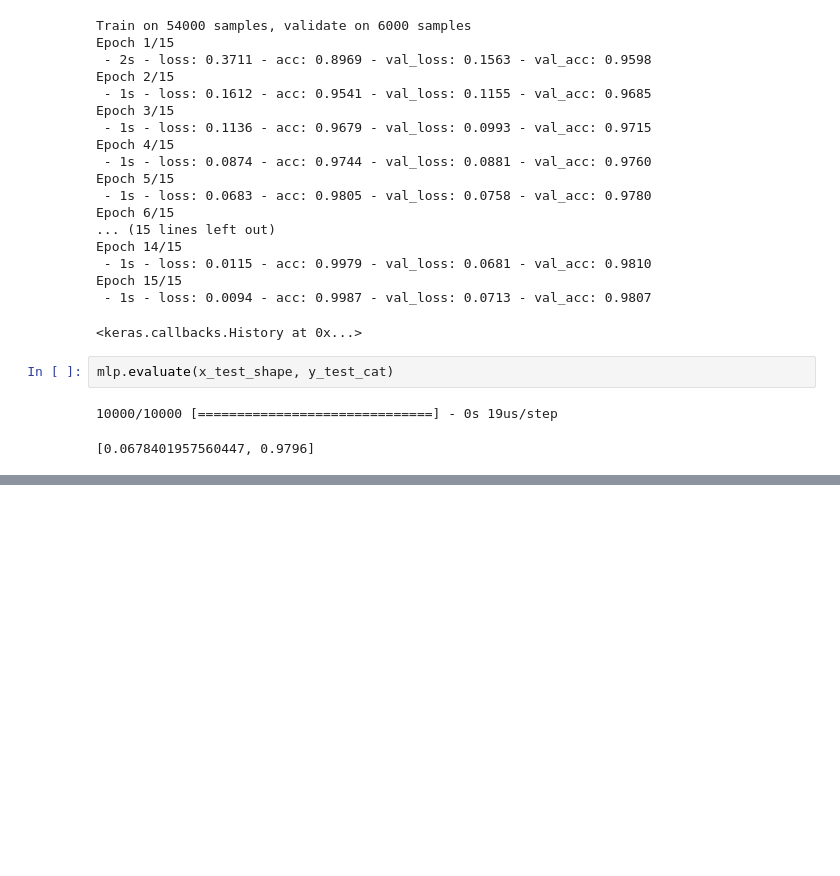
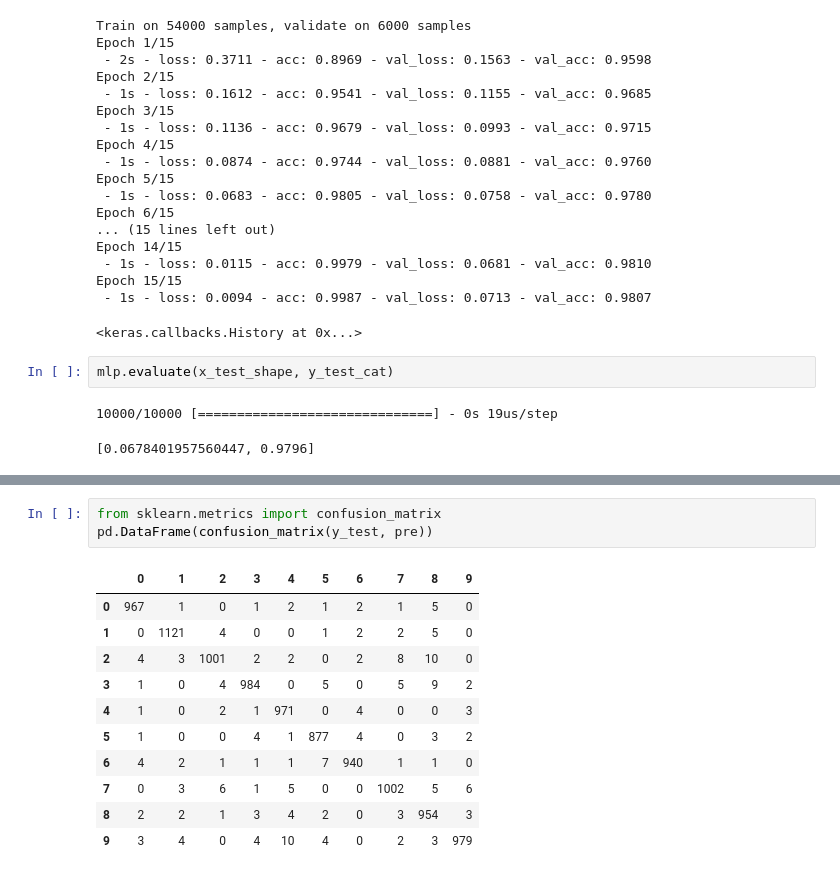
Before and after one commit to grand-coder/MLDB101, a Jupyter notebook: mlp.ipynb, the cells around one changed output, grey strips where cells are left out. Saved outputs shown, nothing was run; the diff lists cells and outputs as text; blank space fills up the shorter version.

```diff
--- a/mlp.ipynb
+++ b/mlp.ipynb
@@ -111,0 +132,15 @@ mlp.evaluate(x_test_shape, y_test_cat)
+# %%
+from sklearn.metrics import confusion_matrix
+pd.DataFrame(confusion_matrix(y_test, pre))
+# %% [output]
+|  | 0 | 1 | 2 | 3 | 4 | 5 | 6 | 7 | 8 | 9 |
+| 0 | 967 | 1 | 0 | 1 | 2 | 1 | 2 | 1 | 5 | 0 |
+| 1 | 0 | 1121 | 4 | 0 | 0 | 1 | 2 | 2 | 5 | 0 |
+| 2 | 4 | 3 | 1001 | 2 | 2 | 0 | 2 | 8 | 10 | 0 |
+| 3 | 1 | 0 | 4 | 984 | 0 | 5 | 0 | 5 | 9 | 2 |
+| 4 | 1 | 0 | 2 | 1 | 971 | 0 | 4 | 0 | 0 | 3 |
+| 5 | 1 | 0 | 0 | 4 | 1 | 877 | 4 | 0 | 3 | 2 |
+| 6 | 4 | 2 | 1 | 1 | 1 | 7 | 940 | 1 | 1 | 0 |
+| 7 | 0 | 3 | 6 | 1 | 5 | 0 | 0 | 1002 | 5 | 6 |
+| 8 | 2 | 2 | 1 | 3 | 4 | 2 | 0 | 3 | 954 | 3 |
+| 9 | 3 | 4 | 0 | 4 | 10 | 4 | 0 | 2 | 3 | 979 |
```
Also changed, not shown: parts of 2 cells of this notebook.
